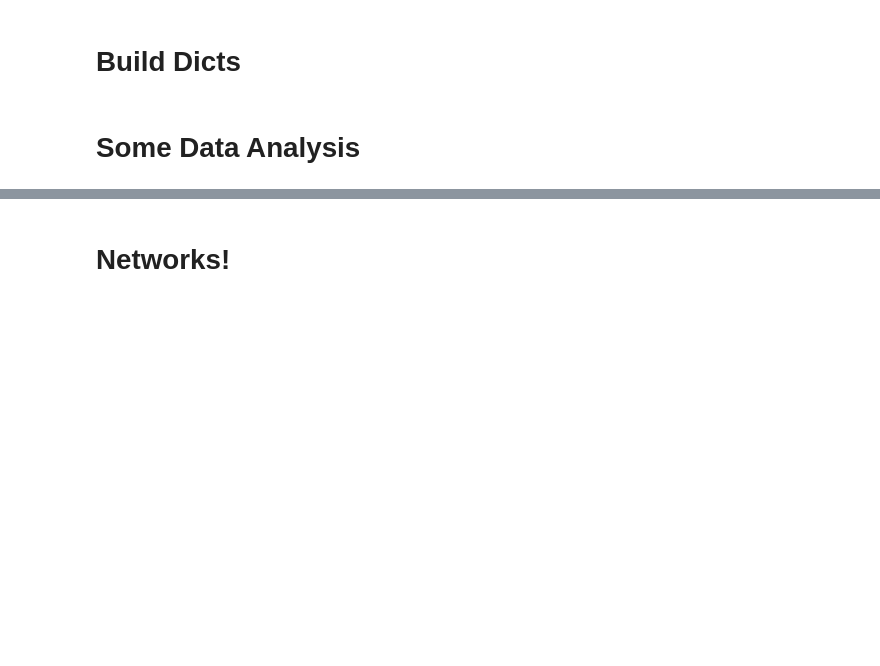
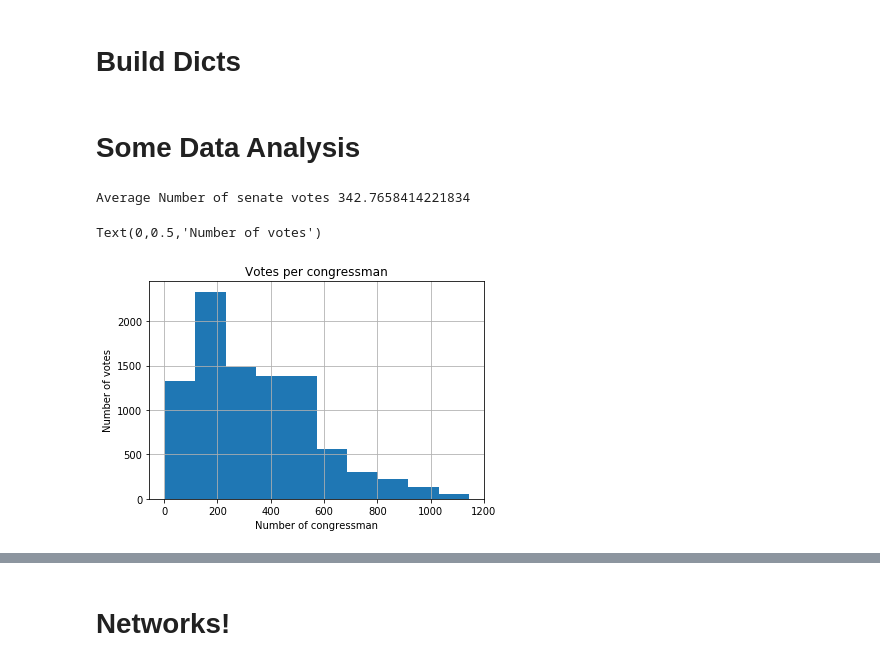
Before and after one commit to kwcooper/congress_analysis, a Jupyter notebook: roll2.ipynb, the cells around one changed output, grey strips where cells are left out. Saved outputs shown, nothing was run; the diff lists cells and outputs as text; code cells hidden in the pictures; blank space fills up the shorter version.

```diff
--- a/roll2.ipynb
+++ b/roll2.ipynb
@@ -884,5 +918,12 @@ for cong in range(105,115):
 # %%
 # What is the dist for num votes per member? (Senate)
 
 print('Average Number of senate votes',(sum(memSen.number_of_votes.dropna())/len(memSen.number_of_votes.dropna())))
 memSen.number_of_votes.hist()
+plt.title('Votes per congressman')
+plt.xlabel('Number of congressman')
+plt.ylabel('Number of votes')
+# %% [output]
+Average Number of senate votes 342.7658414221834
+Text(0,0.5,'Number of votes')
+[figure, added]
```
Also changed, not shown: parts of 14 cells of this notebook.
